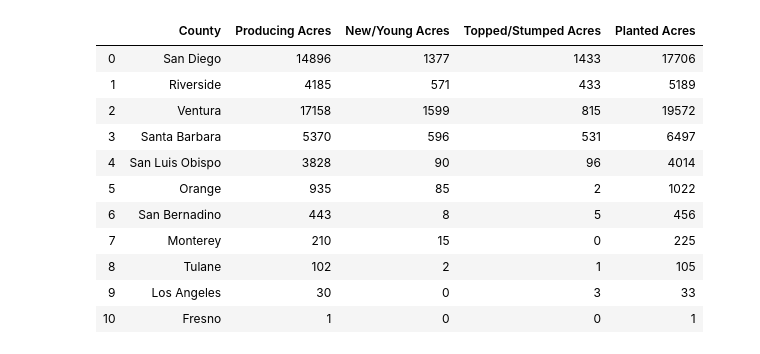
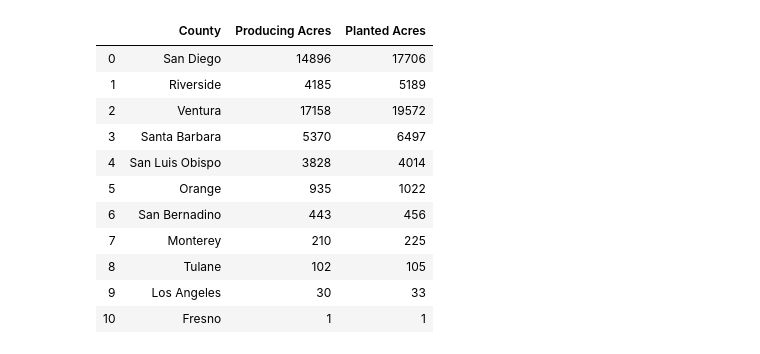
Before and after one commit to hsnguyen1995/Pit-iful_Project, a Jupyter notebook: AmysWork/CAGrowingInformation/avoacreage.ipynb, the cells around one changed output. Saved outputs shown, nothing was run; the diff lists cells and outputs as text; code cells hidden in the pictures.

```diff
--- a/AmysWork/CAGrowingInformation/avoacreage.ipynb
+++ b/AmysWork/CAGrowingInformation/avoacreage.ipynb
@@ -3,25 +3,23 @@ import pandas as pd
 # %%
 acreagedf=pd.DataFrame({
     'County': ['San Diego', 'Riverside', 'Ventura', 'Santa Barbara', 'San Luis Obispo', 'Orange', 'San Bernadino', 'Monterey', 'Tulane', 'Los Angeles', 'Fresno'],
     'Producing Acres' : [14896, 4185, 17158, 5370, 3828, 935, 443, 210, 102, 30, 1],
-    'New/Young Acres' : [1377, 571, 1599, 596, 90, 85, 8, 15, 2, 0, 0],
-    'Topped/Stumped Acres' : [1433,  433, 815, 531, 96, 2, 5, 0, 1, 3, 0],
     'Planted Acres' : [17706, 5189, 19572, 6497, 4014, 1022, 456, 225, 105, 33, 1]
 })
 acreagedf
 # %% [output]
-|  | County | Producing Acres | New/Young Acres | Topped/Stumped Acres | Planted Acres |
-| 0 | San Diego | 14896 | 1377 | 1433 | 17706 |
-| 1 | Riverside | 4185 | 571 | 433 | 5189 |
-| 2 | Ventura | 17158 | 1599 | 815 | 19572 |
-| 3 | Santa Barbara | 5370 | 596 | 531 | 6497 |
-| 4 | San Luis Obispo | 3828 | 90 | 96 | 4014 |
-| 5 | Orange | 935 | 85 | 2 | 1022 |
-| 6 | San Bernadino | 443 | 8 | 5 | 456 |
-| 7 | Monterey | 210 | 15 | 0 | 225 |
-| 8 | Tulane | 102 | 2 | 1 | 105 |
-| 9 | Los Angeles | 30 | 0 | 3 | 33 |
-| 10 | Fresno | 1 | 0 | 0 | 1 |
+|  | County | Producing Acres | Planted Acres |
+| 0 | San Diego | 14896 | 17706 |
+| 1 | Riverside | 4185 | 5189 |
+| 2 | Ventura | 17158 | 19572 |
+| 3 | Santa Barbara | 5370 | 6497 |
+| 4 | San Luis Obispo | 3828 | 4014 |
+| 5 | Orange | 935 | 1022 |
+| 6 | San Bernadino | 443 | 456 |
+| 7 | Monterey | 210 | 225 |
+| 8 | Tulane | 102 | 105 |
+| 9 | Los Angeles | 30 | 33 |
+| 10 | Fresno | 1 | 1 |
 # %%
 acreagedf.to_csv('acreage.csv')
 # %%
```
Also changed, not shown: 19 other files.
